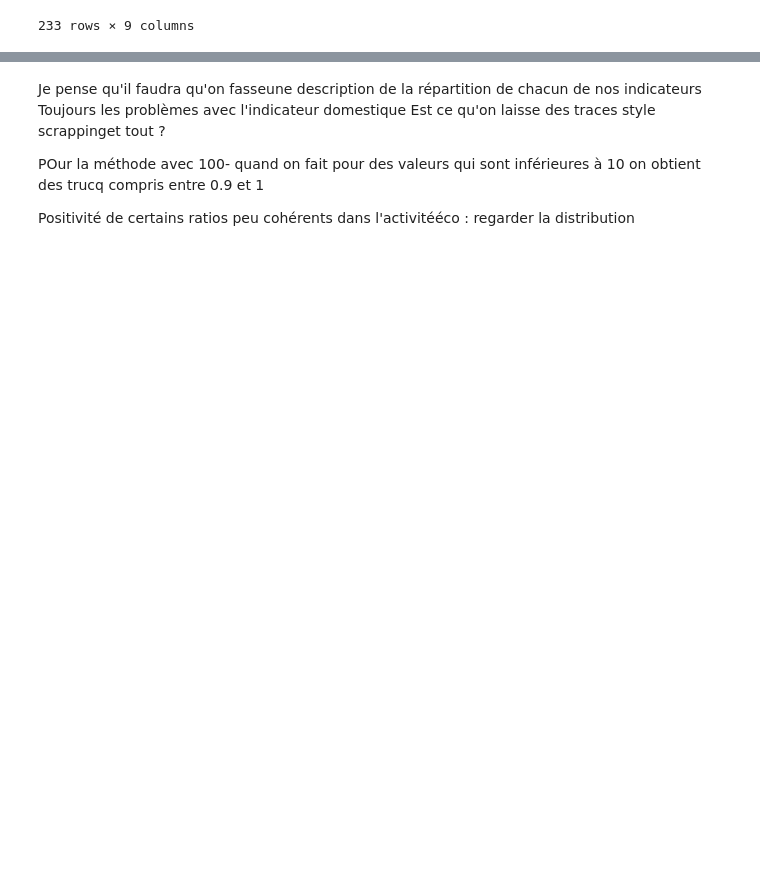
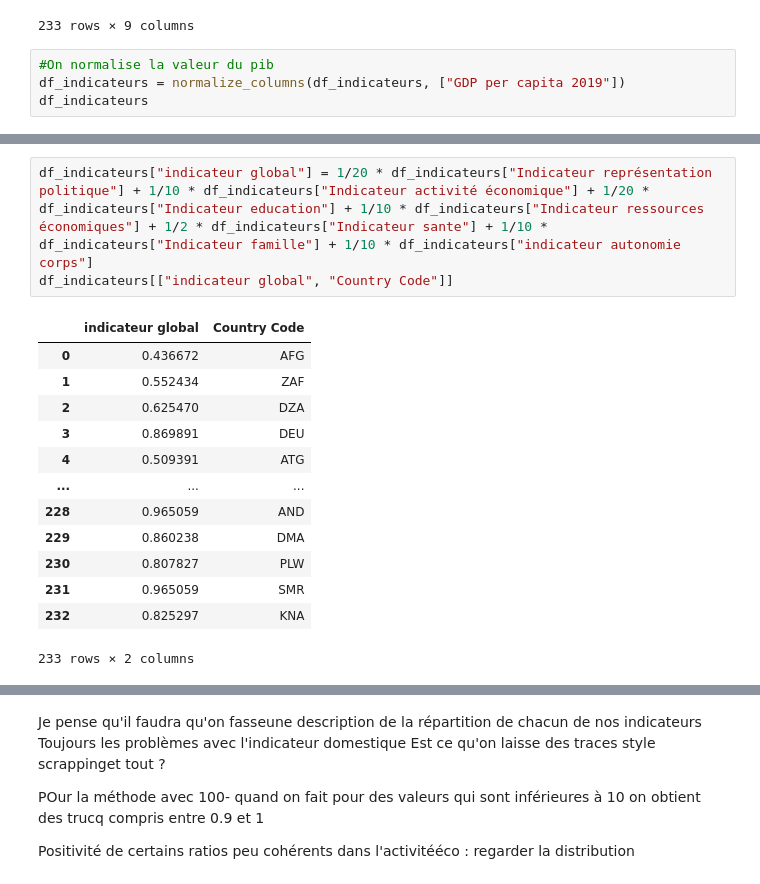
Before and after one commit to cmllbll/Gender-Inequalities-and-Development, a Jupyter notebook: Projet Python.ipynb, the cells around one changed output, grey strips where cells are left out. Saved outputs shown, nothing was run; the diff lists cells and outputs as text; blank space fills up the shorter version.

Commit message:
Update indicateur global
Création de l'indicateur global

```diff
--- a/Projet Python.ipynb
+++ b/Projet Python.ipynb
@@ -1540,3 +1540,7 @@ df_indicateurs
 | 231 | SMR | 0.965059 | 0.965059 | 0.965059 | 0.965059 | ... |
 | 232 | KNA | 0.825297 | 0.825297 | 0.825297 | 0.825297 | ... |
 233 rows × 9 columns
+# %%
+#On normalise la valeur du pib
+df_indicateurs = normalize_columns(df_indicateurs, ["GDP per capita 2019"])
+df_indicateurs
@@ -1569,0 +1601,17 @@ Notes:
+# %%
+df_indicateurs["indicateur global"] = 1/20 * df_indicateurs["Indicateur représentation politique"] + 1/10 * df_indicateurs["Indicateur activité économique"] + 1/20 * df_indicateurs["Indicateur education"] + 1/10 * df_indicateurs["Indicateur ressources économiques"] + 1/2 * df_indicateurs["Indicateur sante"] + 1/10 * df_indicateurs["Indicateur famille"] + 1/10 * df_indicateurs["indicateur autonomie corps"]
+df_indicateurs[["indicateur global", "Country Code"]]
+# %% [output]
+|  | indicateur global | Country Code |
+| 0 | 0.436672 | AFG |
+| 1 | 0.552434 | ZAF |
+| 2 | 0.625470 | DZA |
+| 3 | 0.869891 | DEU |
+| 4 | 0.509391 | ATG |
+| ... | ... | ... |
+| 228 | 0.965059 | AND |
+| 229 | 0.860238 | DMA |
+| 230 | 0.807827 | PLW |
+| 231 | 0.965059 | SMR |
+| 232 | 0.825297 | KNA |
+233 rows × 2 columns
```
Also changed, not shown: parts of 25 cells of this notebook.
